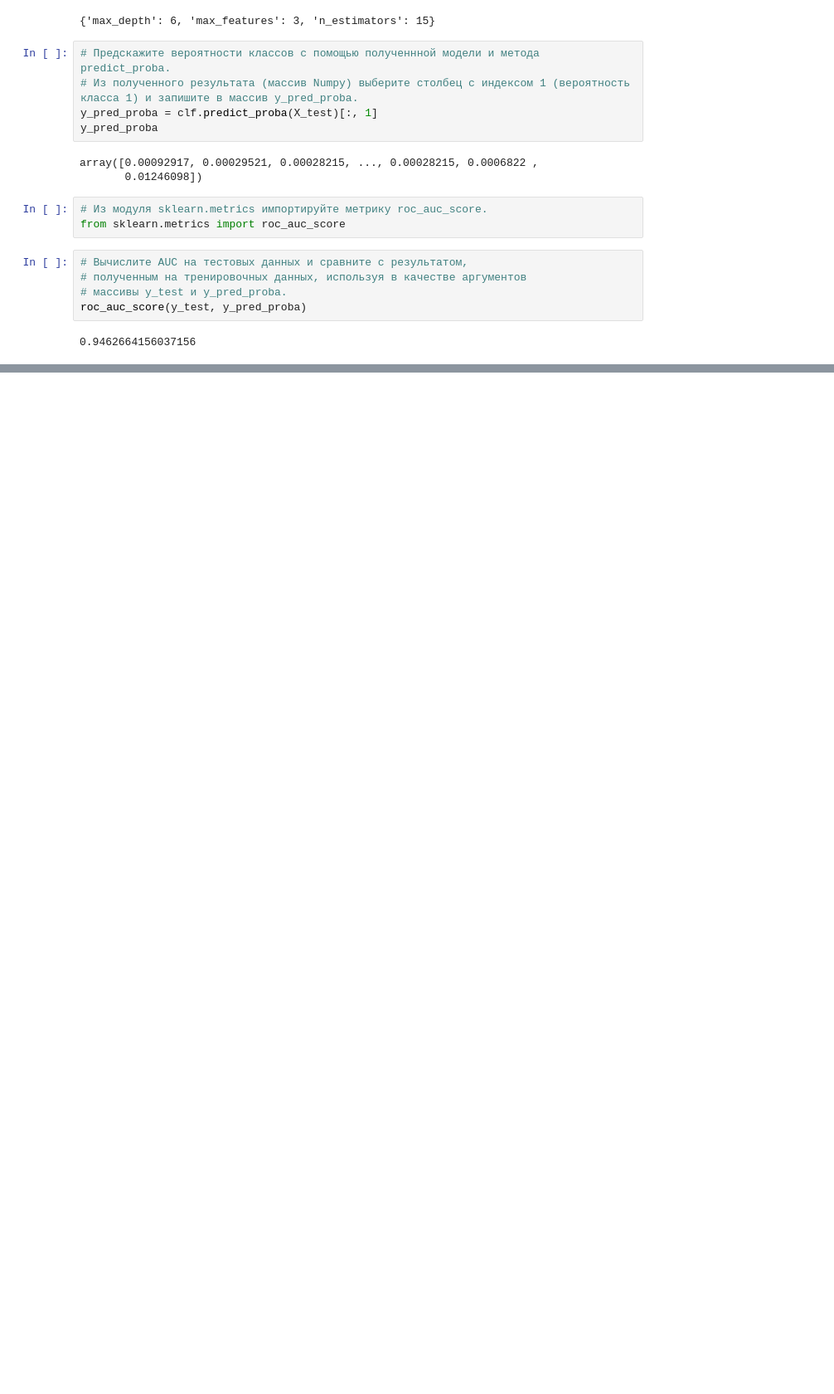
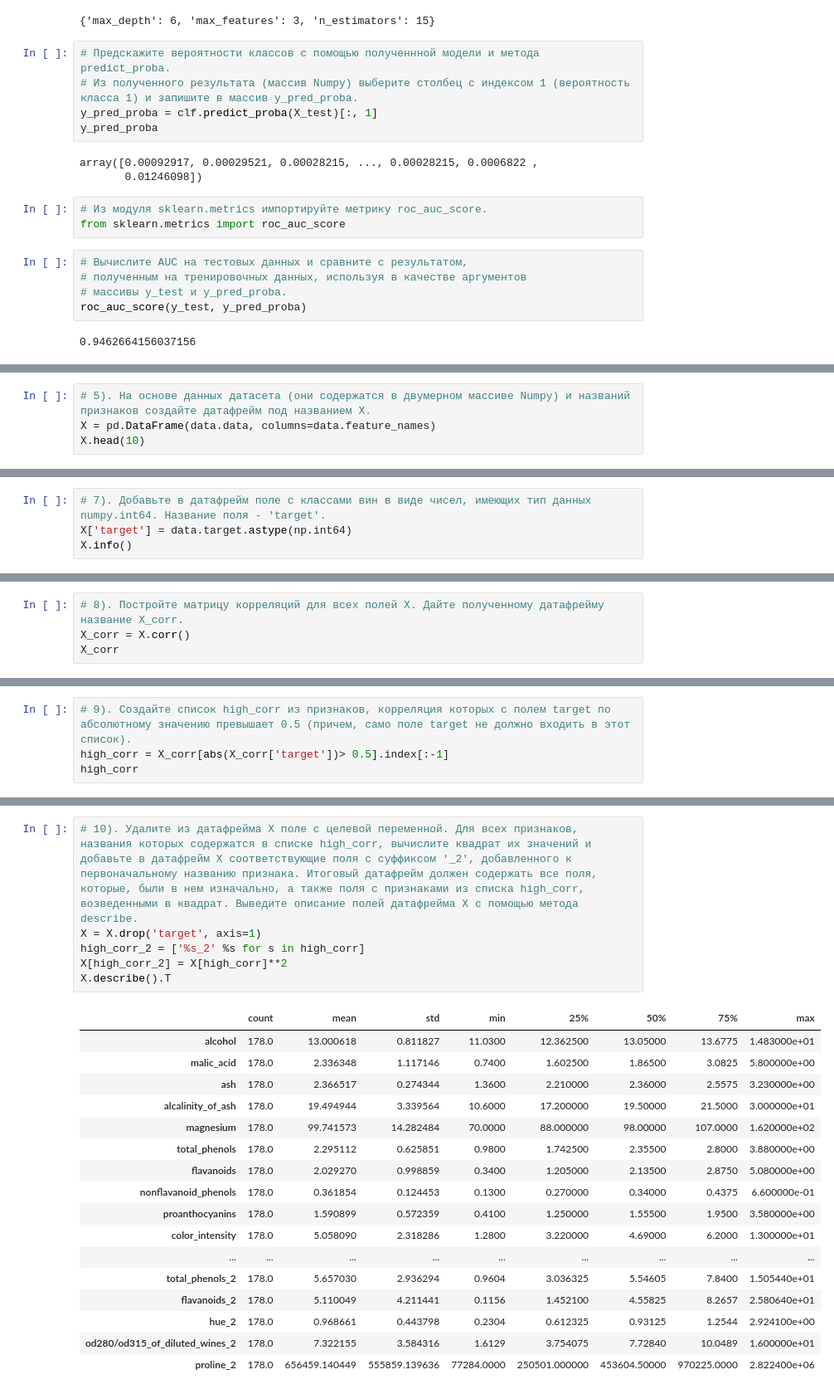
Before and after one commit to barinsm/GeekBrains, a Jupyter notebook: hw04.ipynb, the cells around one changed output, grey strips where cells are left out. Shown at 83% size. Saved outputs shown, nothing was run; the diff lists cells and outputs as text; blank space fills up the shorter version.

```diff
--- a/hw04.ipynb
+++ b/hw04.ipynb
@@ -264,0 +311,4 @@ roc_auc_score(y_test, y_pred_proba)
+# %%
+# 5). На основе данных датасета (они содержатся в двумерном массиве Numpy) и названий признаков создайте датафрейм под названием X.
+X = pd.DataFrame(data.data, columns=data.feature_names)
+X.head(10)
@@ -264,0 +352,4 @@ roc_auc_score(y_test, y_pred_proba)
+# %%
+# 7). Добавьте в датафрейм поле с классами вин в виде чисел, имеющих тип данных numpy.int64. Название поля - 'target'.
+X['target'] = data.target.astype(np.int64)
+X.info()
@@ -264,0 +376,4 @@ roc_auc_score(y_test, y_pred_proba)
+# %%
+# 8). Постройте матрицу корреляций для всех полей X. Дайте полученному датафрейму название X_corr.
+X_corr = X.corr()
+X_corr
@@ -264,0 +396,4 @@ roc_auc_score(y_test, y_pred_proba)
+# %%
+# 9). Создайте список high_corr из признаков, корреляция которых с полем target по абсолютному значению превышает 0.5 (причем, само поле target не должно входить в этот список).
+high_corr = X_corr[abs(X_corr['target'])> 0.5].index[:-1]
+high_corr
@@ -264,0 +404,24 @@ roc_auc_score(y_test, y_pred_proba)
+# %%
+# 10). Удалите из датафрейма X поле с целевой переменной. Для всех признаков, названия которых содержатся в списке high_corr, вычислите квадрат их значений и добавьте в датафрейм X соответствующие поля с суффиксом '_2', добавленного к первоначальному названию признака. Итоговый датафрейм должен содержать все поля, которые, были в нем изначально, а также поля с признаками из списка high_corr, возведенными в квадрат. Выведите описание полей датафрейма X с помощью метода describe.
+X = X.drop('target', axis=1)
+high_corr_2 = ['%s_2' %s for s in high_corr]
+X[high_corr_2] = X[high_corr]**2
+X.describe().T
+# %% [output]
+|  | count | mean | std | min | 25% | 50% | 75% | max |
+| alcohol | 178.0 | 13.000618 | 0.811827 | 11.0300 | 12.362500 | 13.05000 | 13.6775 | 1.483000e+01 |
+| malic_acid | 178.0 | 2.336348 | 1.117146 | 0.7400 | 1.602500 | 1.86500 | 3.0825 | 5.800000e+00 |
+| ash | 178.0 | 2.366517 | 0.274344 | 1.3600 | 2.210000 | 2.36000 | 2.5575 | 3.230000e+00 |
+| alcalinity_of_ash | 178.0 | 19.494944 | 3.339564 | 10.6000 | 17.200000 | 19.50000 | 21.5000 | 3.000000e+01 |
+| magnesium | 178.0 | 99.741573 | 14.282484 | 70.0000 | 88.000000 | 98.00000 | 107.0000 | 1.620000e+02 |
+| total_phenols | 178.0 | 2.295112 | 0.625851 | 0.9800 | 1.742500 | 2.35500 | 2.8000 | 3.880000e+00 |
+| flavanoids | 178.0 | 2.029270 | 0.998859 | 0.3400 | 1.205000 | 2.13500 | 2.8750 | 5.080000e+00 |
+| nonflavanoid_phenols | 178.0 | 0.361854 | 0.124453 | 0.1300 | 0.270000 | 0.34000 | 0.4375 | 6.600000e-01 |
+| proanthocyanins | 178.0 | 1.590899 | 0.572359 | 0.4100 | 1.250000 | 1.55500 | 1.9500 | 3.580000e+00 |
+| color_intensity | 178.0 | 5.058090 | 2.318286 | 1.2800 | 3.220000 | 4.69000 | 6.2000 | 1.300000e+01 |
+| ... | ... | ... | ... | ... | ... | ... | ... | ... |
+| total_phenols_2 | 178.0 | 5.657030 | 2.936294 | 0.9604 | 3.036325 | 5.54605 | 7.8400 | 1.505440e+01 |
+| flavanoids_2 | 178.0 | 5.110049 | 4.211441 | 0.1156 | 1.452100 | 4.55825 | 8.2657 | 2.580640e+01 |
+| hue_2 | 178.0 | 0.968661 | 0.443798 | 0.2304 | 0.612325 | 0.93125 | 1.2544 | 2.924100e+00 |
+| od280/od315_of_diluted_wines_2 | 178.0 | 7.322155 | 3.584316 | 1.6129 | 3.754075 | 7.72840 | 10.0489 | 1.600000e+01 |
+| proline_2 | 178.0 | 656459.140449 | 555859.139636 | 77284.0000 | 250501.000000 | 453604.50000 | 970225.0000 | 2.822400e+06 |
```
Also changed, not shown: parts of 12 cells of this notebook.
